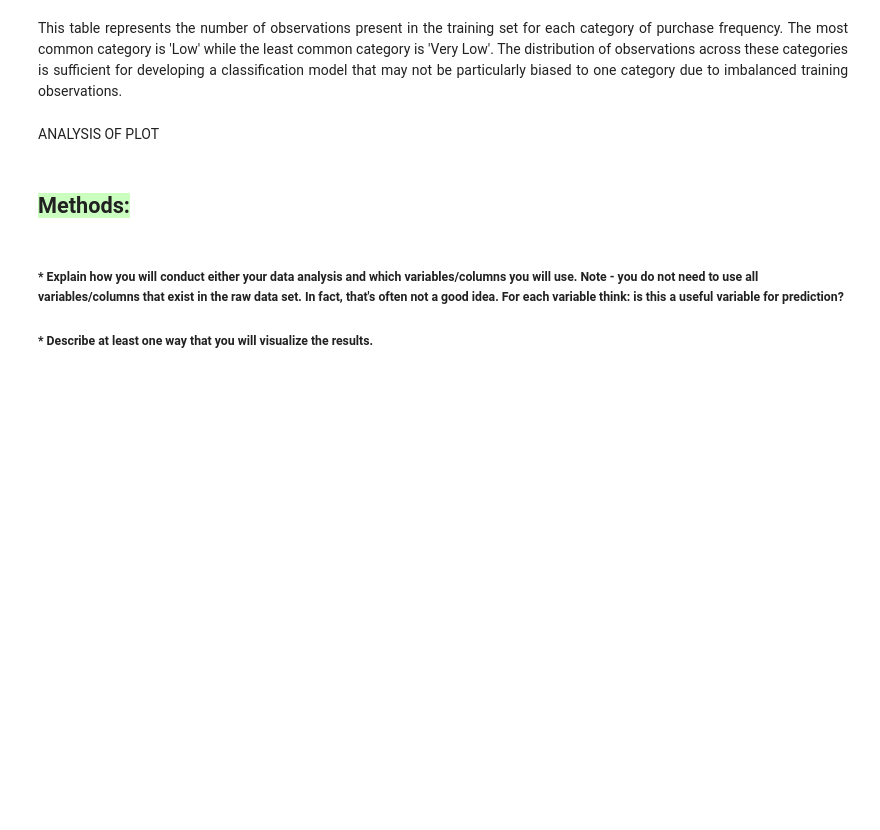
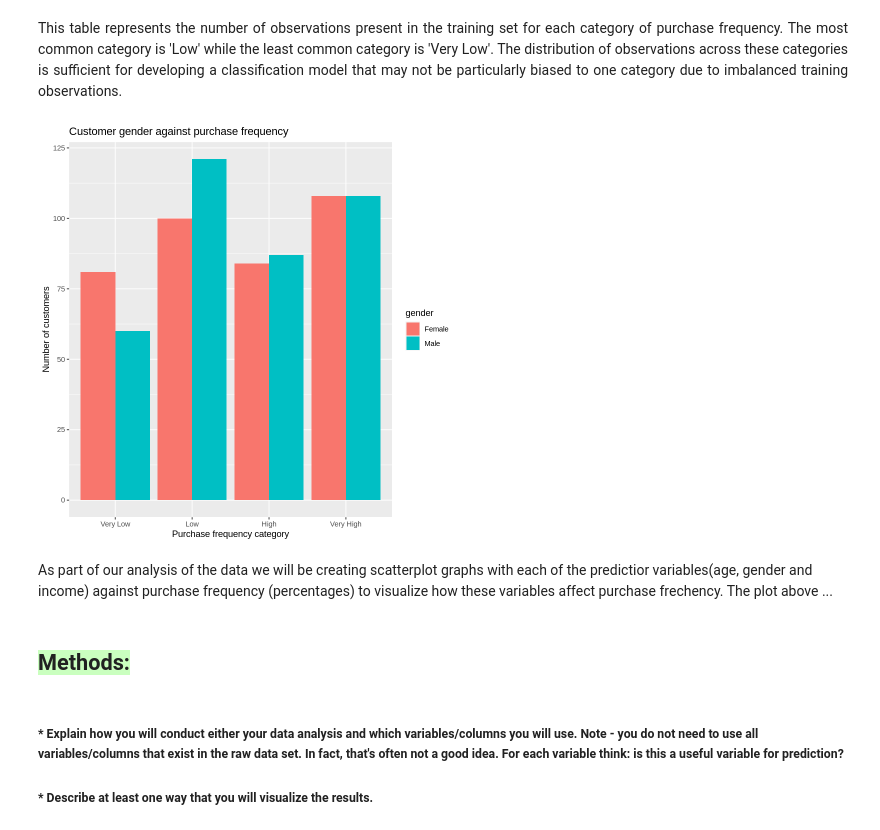
Before and after one commit to Kaylan-W/Dsci_project, a Jupyter notebook: project_proposal.ipynb, the cells around one changed output. Cells and saved outputs as stored; diff of their text form; code cells hidden in the pictures; blank space fills up the shorter version.

Commit message:
plot and few changes

```diff
--- a/project_proposal.ipynb
+++ b/project_proposal.ipynb
@@ -83,9 +96,17 @@ A tibble: 4 × 2
 # %% [markdown]
 <div style="text-align: justify"> This table represents the number of observations present in the training set for each category of purchase frequency. The most common category is 'Low' while the least common category is 'Very Low'. The distribution of observations across these categories is sufficient for developing a classification model that may not be particularly biased to one category due to imbalanced training observations. <div>
 # %%
-# CODE FOR PLOT
+gender_pf_premil <- ggplot(train_split, aes(x = pf_categories)) +
+  geom_bar(aes(fill = gender), position = "dodge") +
+  ggtitle("Customer gender against purchase frequency") +
+  xlab("Purchase frequency category") +
+  ylab("Number of customers")
+
+gender_pf_premil
+# %% [output]
+[figure, added]
 # %% [markdown]
-ANALYSIS OF PLOT
+As part of our analysis of the data we will be creating scatterplot graphs with each of the predictior variables(age, gender and income) against purchase frequency (percentages) to visualize how these variables affect purchase frechency. The plot above ...
 # %% [markdown]
 <h2><span style='background:#CAFFBF'>Methods:</span></h2>
 # %% [markdown]
```
Also changed, not shown: parts of 3 cells of this notebook.
